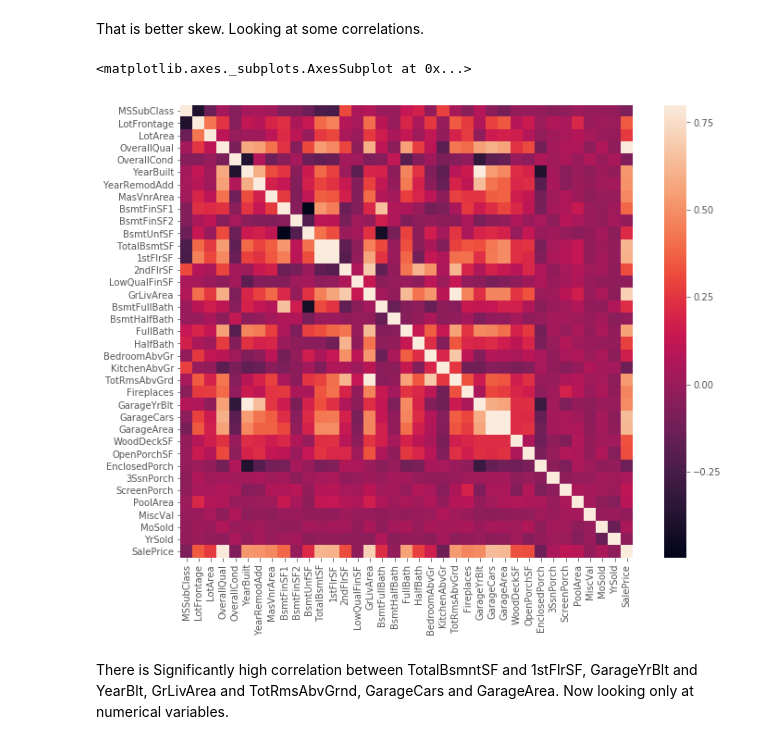
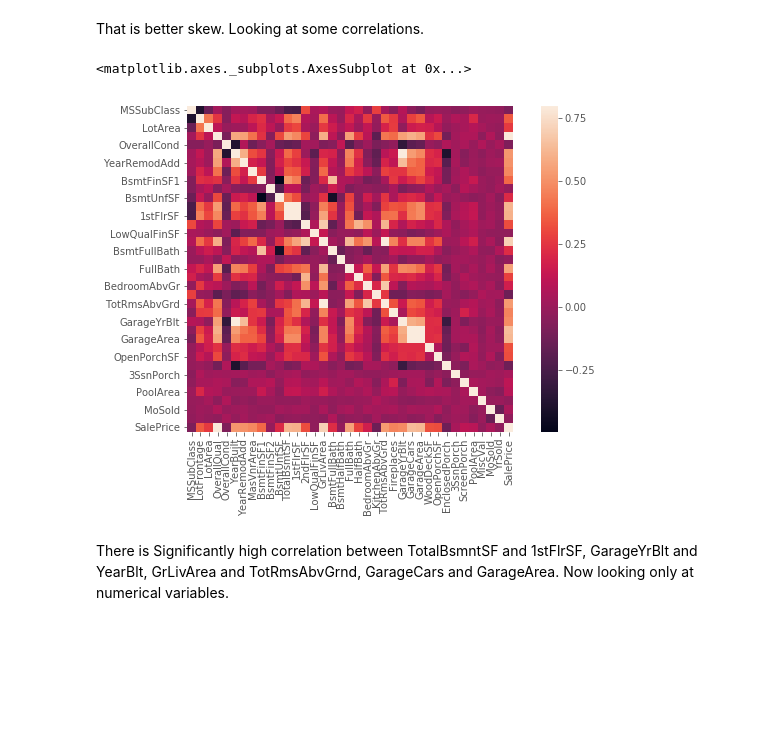
Before and after one commit to mjoy296/Machine-Learning-Project, a Jupyter notebook: EDA_DataViz_round1.ipynb, the cells around one changed output. Cells and saved outputs as stored; diff of their text form; code cells hidden in the pictures; blank space fills up the shorter version.

```diff
--- a/EDA_DataViz_round1.ipynb
+++ b/EDA_DataViz_round1.ipynb
@@ -96,11 +96,11 @@ Skew is: 0.121335062205
 That is better skew. Looking at some correlations.
 # %%
 corr_all = train.corr()
-f, ax = plt.subplots(figsize=(12, 9)) #defining fig size
+#f, ax = plt.subplots(figsize=(12, 9)) #defining fig size
 sns.heatmap(corr_all, vmax=.8, square=True)
 # %% [output]
 <matplotlib.axes._subplots.AxesSubplot at 0x...>
-[figure, old version]
+[figure, new version]
 # %% [markdown]
 There is Significantly high correlation between TotalBsmntSF and 1stFlrSF, GarageYrBlt and YearBlt, GrLivArea and TotRmsAbvGrnd, GarageCars and GarageArea.
 Now looking only at numerical variables.
```
Also changed, not shown: parts of 4 cells of this notebook, 1 other file.
